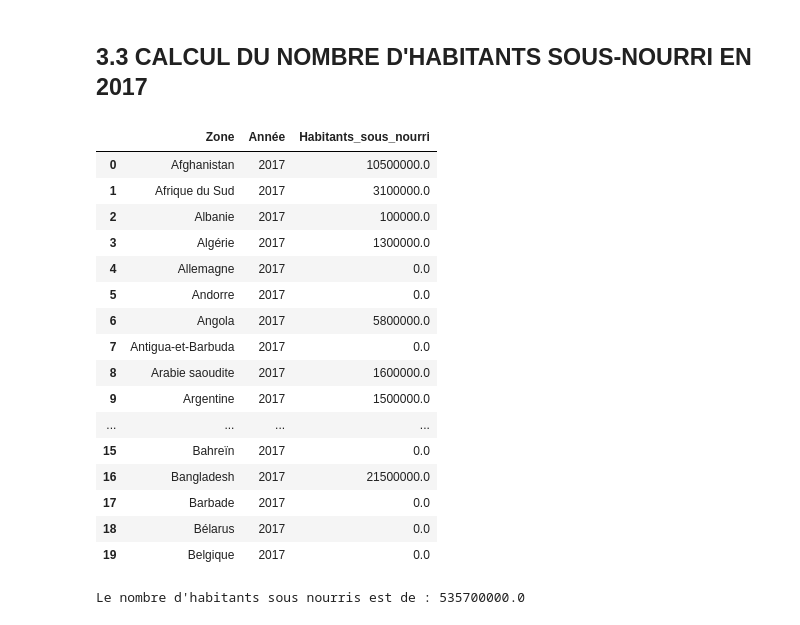
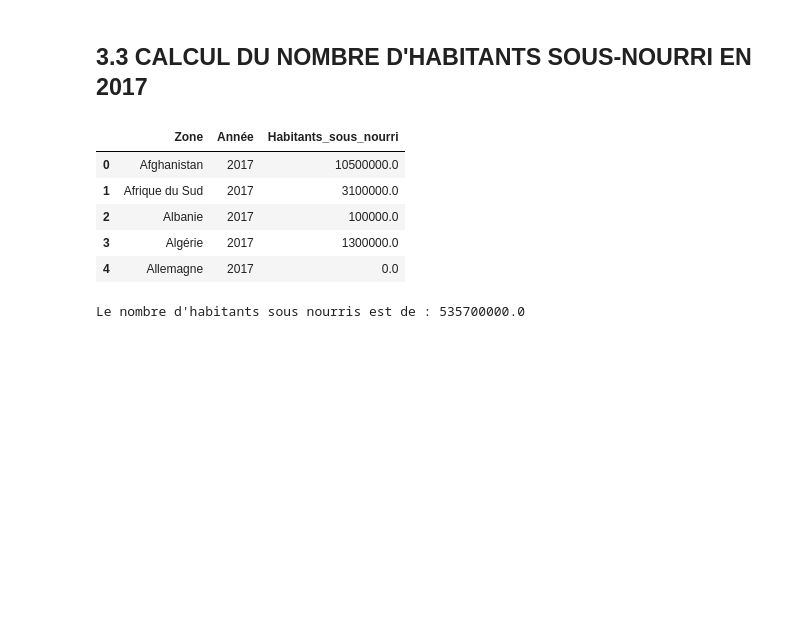
Before and after one commit to Tedjoulemohermann/Tedjoulemohermann, a Jupyter notebook: Projet1_analytics_Hermann.ipynb, the cells around one changed output. Drawn from its saved outputs; the diff is of its cells as text; code cells hidden in the pictures; blank space fills up the shorter version.

```diff
--- a/Projet1_analytics_Hermann.ipynb
+++ b/Projet1_analytics_Hermann.ipynb
@@ -266,28 +225,17 @@ sous_nutrition.head()
 # %%
 #personne_sous_nouri_2017=sous_nutrition.loc[sous_nutrition['Année']==2016-2018,'Habitants_sous_nourri']
 table_personne_sous_nouri_2017=sous_nutrition[sous_nutrition['Année']==2017]
 personne_sous_nouri_2017=table_personne_sous_nouri_2017['Habitants_sous_nourri'].sum()
 table_personne_sous_nouri_2017.reset_index(inplace=True)
 table_personne_sous_nouri_2017=table_personne_sous_nouri_2017.drop(['index'],axis=1)
-table_personne_sous_nouri_2017.head(20)
+table_personne_sous_nouri_2017.head(5)
 # %% [output]
 |  | Zone | Année | Habitants_sous_nourri |
 | 0 | Afghanistan | 2017 | 10500000.0 |
 | 1 | Afrique du Sud | 2017 | 3100000.0 |
 | 2 | Albanie | 2017 | 100000.0 |
 | 3 | Algérie | 2017 | 1300000.0 |
 | 4 | Allemagne | 2017 | 0.0 |
-| 5 | Andorre | 2017 | 0.0 |
-| 6 | Angola | 2017 | 5800000.0 |
-| 7 | Antigua-et-Barbuda | 2017 | 0.0 |
-| 8 | Arabie saoudite | 2017 | 1600000.0 |
-| 9 | Argentine | 2017 | 1500000.0 |
-| ... | ... | ... | ... |
-| 15 | Bahreïn | 2017 | 0.0 |
-| 16 | Bangladesh | 2017 | 21500000.0 |
-| 17 | Barbade | 2017 | 0.0 |
-| 18 | Bélarus | 2017 | 0.0 |
-| 19 | Belgique | 2017 | 0.0 |
 # %%
 print("Le nombre d\'habitants sous nourris est de :",personne_sous_nouri_2017)
 # %% [output]
```
Also changed, not shown: parts of 4 cells of this notebook.
